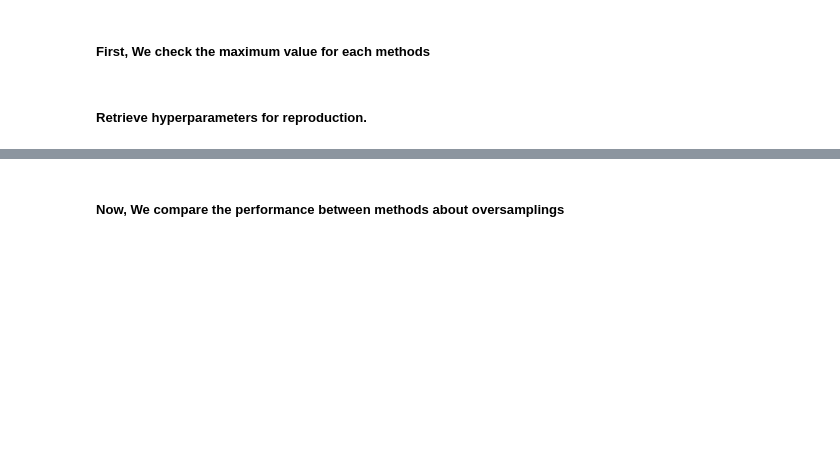
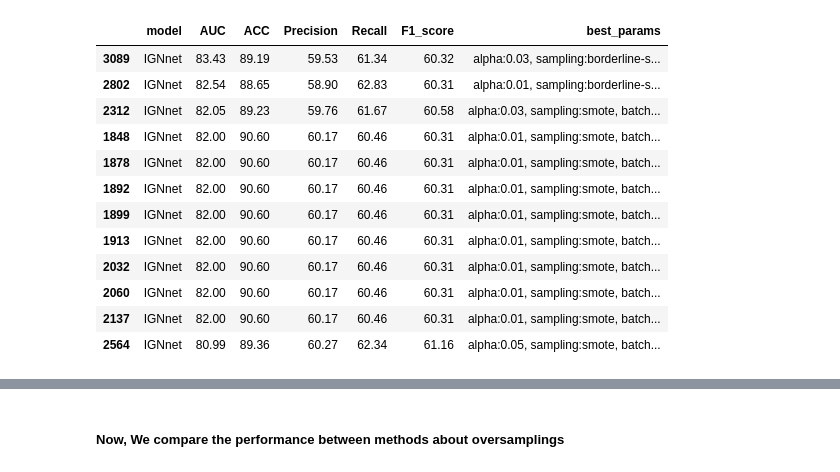
Before and after one commit to stateun/DB_Finance, a Jupyter notebook: Performance.ipynb, the cells around one changed output, grey strips where cells are left out. Cells and saved outputs as stored; diff of their text form; code cells hidden in the pictures; blank space fills up the shorter version.

```diff
--- a/Performance.ipynb
+++ b/Performance.ipynb
@@ -3,7 +3,11 @@
 import pandas as pd
 import matplotlib.pyplot as plt
 # %%
-test1 = pd.read_csv('./data/test1_results.csv')
-test2 = pd.read_csv('./data/test2_results.csv')
-test3 = pd.read_csv('./data/test3_results.csv')
-test4 = pd.read_csv('./data/test4_results.csv')
+test1 = pd.read_csv('/data/home/stateun/results/test1_results.csv')
+test2 = pd.read_csv('/data/home/stateun/results/test2_results.csv')
+test3 = pd.read_csv('/data/home/stateun/results/test3_results.csv')
+test4 = pd.read_csv('/data/home/stateun/results/test4_results.csv')
+test5 = pd.read_csv('/data/home/stateun/results/test5_results.csv')
+# %%
+test = pd.concat([test1, test2, test3, test4, test5], axis = 0, ignore_index = True)
+test = test.drop(['dataset'], axis = 1)
@@ -12,5 +32,18 @@ model_list = test4['model'].unique()
-# %% [markdown]
-##### First, We check the maximum value for each methods
 # %%
-IGNNet1 = test1[test1['model'] == 'IGNnet']
-IGNNet1[IGNNet1['ACC'] >= 88].sort_values(by=['AUC', 'F1_score'], ascending=[False, False])
+IGNNet = test[test['model'] == 'IGNnet']
+Table = IGNNet[(IGNNet['ACC'] >= 88) & (IGNNet['F1_score'] >= 60)].sort_values(by=['AUC', 'F1_score'], ascending=[False, False])
+Table
+# %% [output]
+|  | model | AUC | ACC | Precision | Recall | F1_score | best_params |
+| 3089 | IGNnet | 83.43 | 89.19 | 59.53 | 61.34 | 60.32 | alpha:0.03, sampling:borderline-s... |
+| 2802 | IGNnet | 82.54 | 88.65 | 58.90 | 62.83 | 60.31 | alpha:0.01, sampling:borderline-s... |
+| 2312 | IGNnet | 82.05 | 89.23 | 59.76 | 61.67 | 60.58 | alpha:0.03, sampling:smote, batch... |
+| 1848 | IGNnet | 82.00 | 90.60 | 60.17 | 60.46 | 60.31 | alpha:0.01, sampling:smote, batch... |
+| 1878 | IGNnet | 82.00 | 90.60 | 60.17 | 60.46 | 60.31 | alpha:0.01, sampling:smote, batch... |
+| 1892 | IGNnet | 82.00 | 90.60 | 60.17 | 60.46 | 60.31 | alpha:0.01, sampling:smote, batch... |
+| 1899 | IGNnet | 82.00 | 90.60 | 60.17 | 60.46 | 60.31 | alpha:0.01, sampling:smote, batch... |
+| 1913 | IGNnet | 82.00 | 90.60 | 60.17 | 60.46 | 60.31 | alpha:0.01, sampling:smote, batch... |
+| 2032 | IGNnet | 82.00 | 90.60 | 60.17 | 60.46 | 60.31 | alpha:0.01, sampling:smote, batch... |
+| 2060 | IGNnet | 82.00 | 90.60 | 60.17 | 60.46 | 60.31 | alpha:0.01, sampling:smote, batch... |
+| 2137 | IGNnet | 82.00 | 90.60 | 60.17 | 60.46 | 60.31 | alpha:0.01, sampling:smote, batch... |
+| 2564 | IGNnet | 80.99 | 89.36 | 60.27 | 62.34 | 61.16 | alpha:0.05, sampling:smote, batch... |
@@ -26,2 +49,0 @@ IGNNet4[IGNNet4['ACC'] >= 90].sort_values(by=['AUC', 'F1_score'], ascending=[Fal
-# %% [markdown]
-##### Retrieve hyperparameters for reproduction.
```
Also changed, not shown: parts of 39 cells of this notebook, 3 other files.
